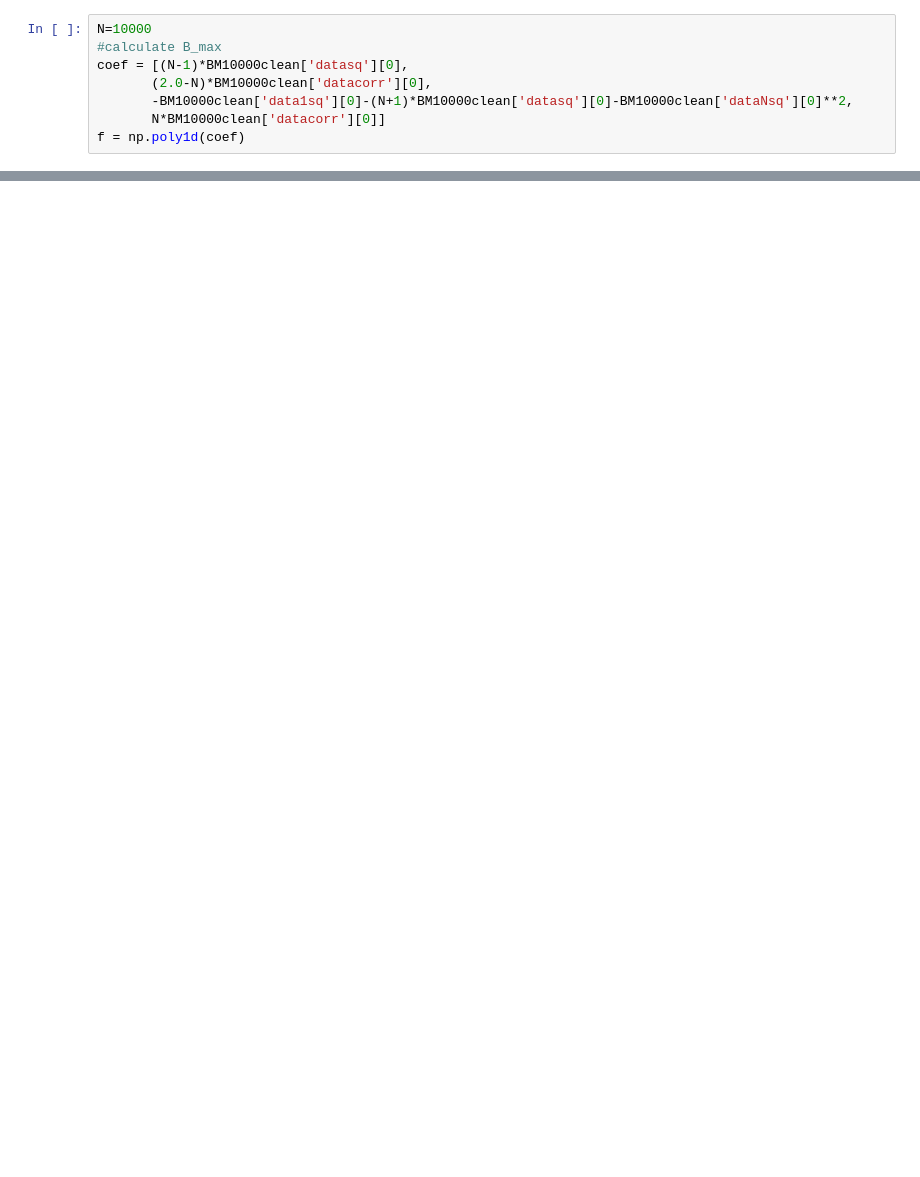
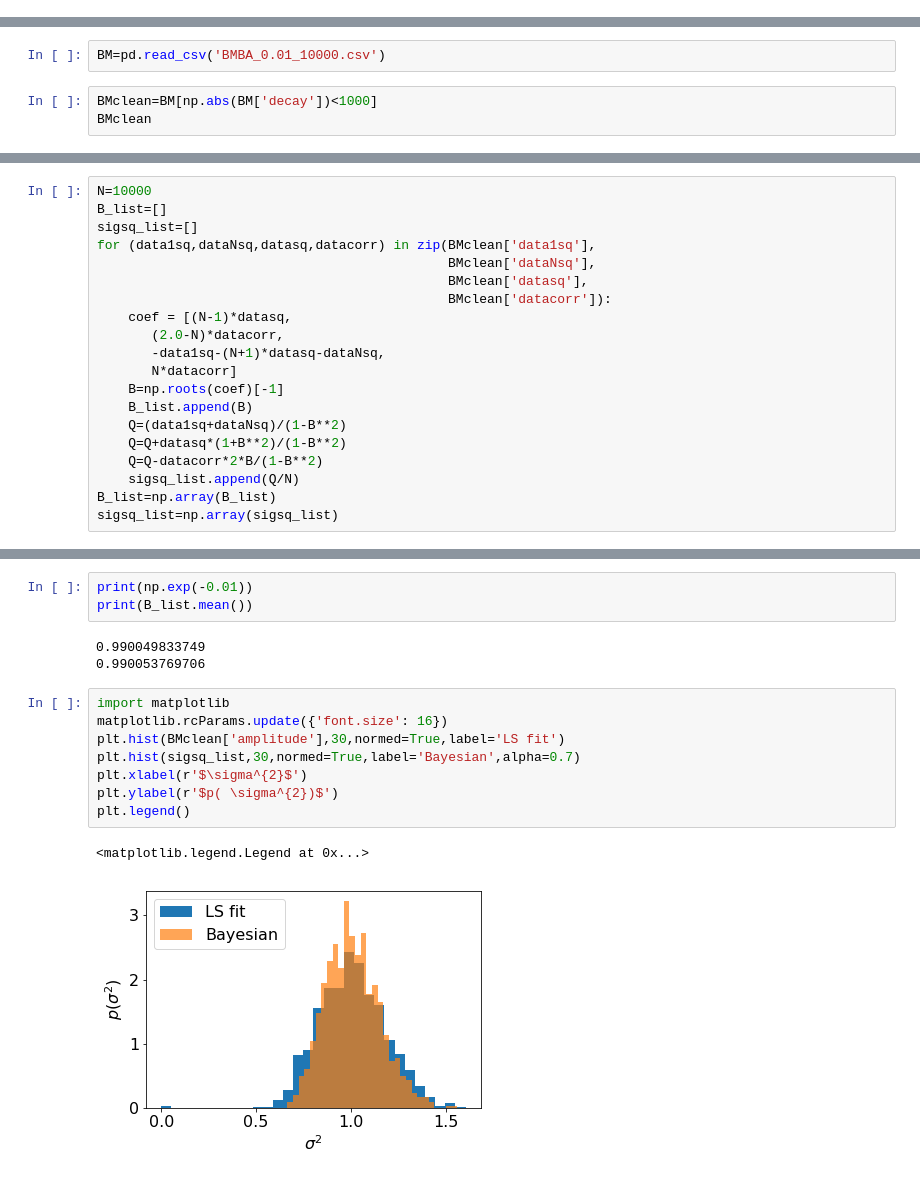
Before and after one commit to IanMadlenya/Ornstein-Uhlenbeck-Data-Analysis, a Jupyter notebook: BMBA10000final.ipynb, the cells around one changed output, grey strips where cells are left out. Saved outputs shown, nothing was run; the diff lists cells and outputs as text; blank space fills up the shorter version.

Commit message:
modified BMBA analysis for N=5000,10000

```diff
--- a/BMBA10000.ipynb
+++ b/BMBA10000final.ipynb
@@ -137,8 +0,0 @@ BM10000.shape
-# %%
-N=10000
-#calculate B_max
-coef = [(N-1)*BM10000clean['datasq'][0],
-       (2.0-N)*BM10000clean['datacorr'][0],
-       -BM10000clean['data1sq'][0]-(N+1)*BM10000clean['datasq'][0]-BM10000clean['dataNsq'][0]**2,
-       N*BM10000clean['datacorr'][0]]
-f = np.poly1d(coef)
@@ -198,0 +6,5 @@ print(sigsq_list.mean())
+# %%
+BM=pd.read_csv('BMBA_0.01_10000.csv')
+# %%
+BMclean=BM[np.abs(BM['decay'])<1000]
+BMclean
@@ -198,0 +118,20 @@ print(sigsq_list.mean())
+# %%
+N=10000
+B_list=[]
+sigsq_list=[]
+for (data1sq,dataNsq,datasq,datacorr) in zip(BMclean['data1sq'],
+                                             BMclean['dataNsq'],
+                                             BMclean['datasq'],
+                                             BMclean['datacorr']):
+    coef = [(N-1)*datasq,
+       (2.0-N)*datacorr,
+       -data1sq-(N+1)*datasq-dataNsq,
+       N*datacorr]
+    B=np.roots(coef)[-1]
+    B_list.append(B)
+    Q=(data1sq+dataNsq)/(1-B**2)
+    Q=Q+datasq*(1+B**2)/(1-B**2)
+    Q=Q-datacorr*2*B/(1-B**2)
+    sigsq_list.append(Q/N)
+B_list=np.array(B_list)
+sigsq_list=np.array(sigsq_list)
@@ -198,0 +147,17 @@ print(sigsq_list.mean())
+# %%
+print(np.exp(-0.01))
+print(B_list.mean())
+# %% [output]
+0.990049833749
+0.990053769706
+# %%
+import matplotlib
+matplotlib.rcParams.update({'font.size': 16})
+plt.hist(BMclean['amplitude'],30,normed=True,label='LS fit')
+plt.hist(sigsq_list,30,normed=True,label='Bayesian',alpha=0.7)
+plt.xlabel(r'$\sigma^{2}$')
+plt.ylabel(r'$p( \sigma^{2})$')
+plt.legend()
+# %% [output]
+<matplotlib.legend.Legend at 0x...>
+[figure, added]
```
Also changed, not shown: parts of 37 cells of this notebook, 8 other files.
